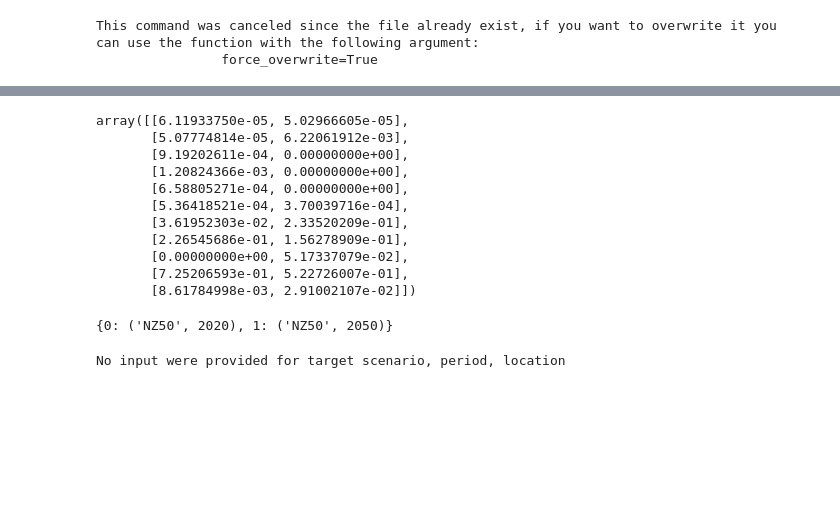
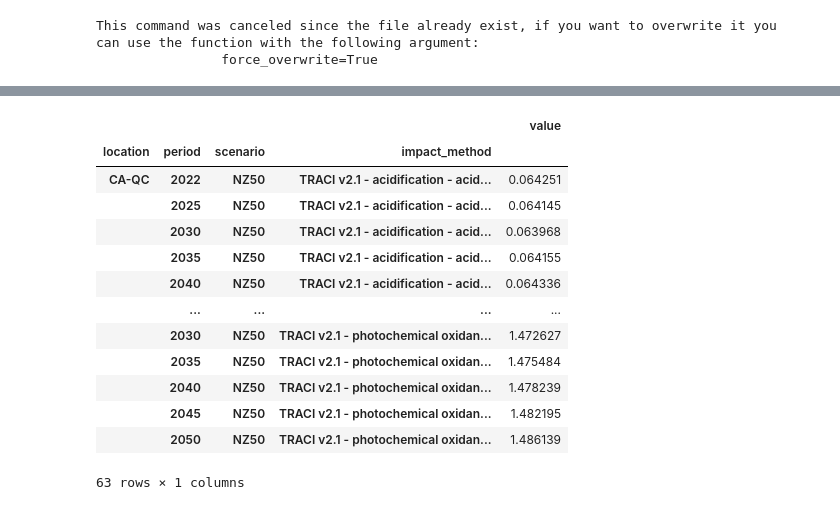
Before and after one commit to alexrob18/elec_lca, a Jupyter notebook: dev/test_class.ipynb, the cells around one changed output, grey strips where cells are left out. Saved outputs shown, nothing was run; the diff lists cells and outputs as text; code cells hidden in the pictures; blank space fills up the shorter version.

```diff
--- a/dev/test_class.ipynb
+++ b/dev/test_class.ipynb
@@ -75,22 +72,17 @@ elec_obj.df_results
-# %%
-elec_obj.data_array_to_modify["CA-QC"]
-# %% [output]
-array([[6.11933750e-05, 5.02966605e-05],
-       [5.07774814e-05, 6.22061912e-03],
-       [9.19202611e-04, 0.00000000e+00],
-       [1.20824366e-03, 0.00000000e+00],
-       [6.58805271e-04, 0.00000000e+00],
-       [5.36418521e-04, 3.70039716e-04],
-       [3.61952303e-02, 2.33520209e-01],
-       [2.26545686e-01, 1.56278909e-01],
-       [0.00000000e+00, 5.17337079e-02],
-       [7.25206593e-01, 5.22726007e-01],
-       [8.61784998e-03, 2.91002107e-02]])
-# %%
-elec_obj.scenario_mapping
-# %% [output]
-{0: ('NZ50', 2020), 1: ('NZ50', 2050)}
-# %%
-elec_obj.get_specific_results("NZ50", 2050, "CA-QC")
-# %% [output]
-No input were provided for target scenario, period, location
+# %%
+elec_obj.get_all_results()
+# %% [output]
+|  |  |  |  | value |
+| location | period | scenario | impact_method |  |
+| CA-QC | 2022 | NZ50 | TRACI v2.1 - acidification - acid... | 0.064251 |
+|  | 2025 | NZ50 | TRACI v2.1 - acidification - acid... | 0.064145 |
+|  | 2030 | NZ50 | TRACI v2.1 - acidification - acid... | 0.063968 |
+|  | 2035 | NZ50 | TRACI v2.1 - acidification - acid... | 0.064155 |
+|  | 2040 | NZ50 | TRACI v2.1 - acidification - acid... | 0.064336 |
+|  | ... | ... | ... | ... |
+|  | 2030 | NZ50 | TRACI v2.1 - photochemical oxidan... | 1.472627 |
+|  | 2035 | NZ50 | TRACI v2.1 - photochemical oxidan... | 1.475484 |
+|  | 2040 | NZ50 | TRACI v2.1 - photochemical oxidan... | 1.478239 |
+|  | 2045 | NZ50 | TRACI v2.1 - photochemical oxidan... | 1.482195 |
+|  | 2050 | NZ50 | TRACI v2.1 - photochemical oxidan... | 1.486139 |
+63 rows × 1 columns
```
Also changed, not shown: parts of 5 cells of this notebook, 3 other files.
